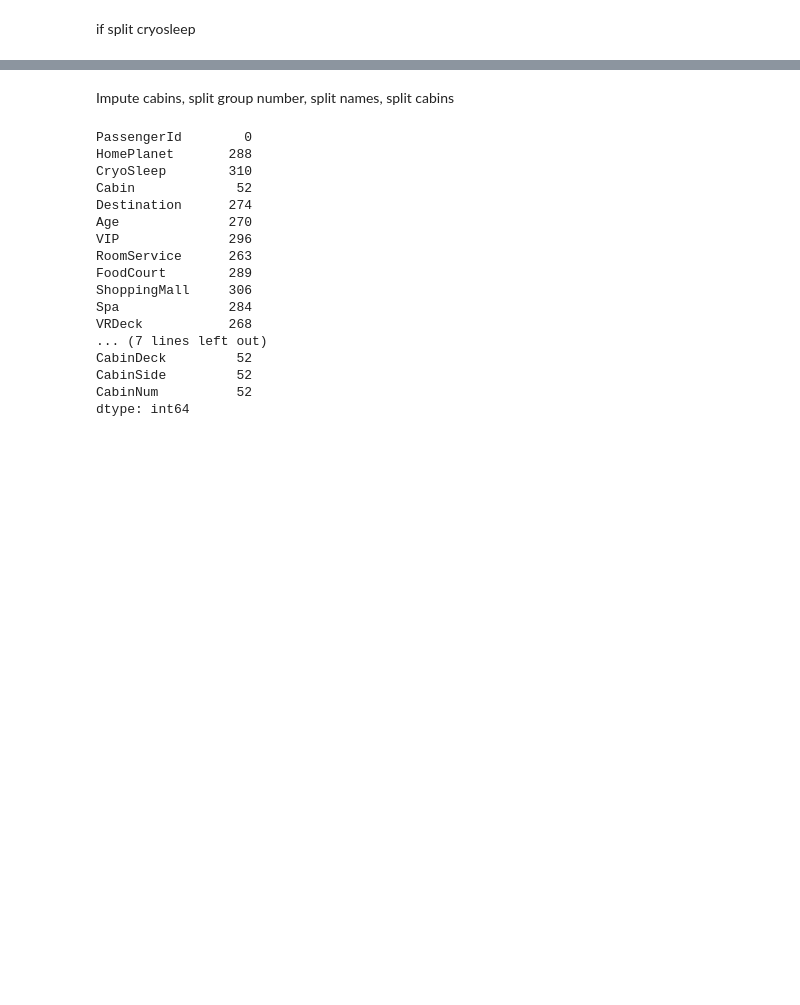
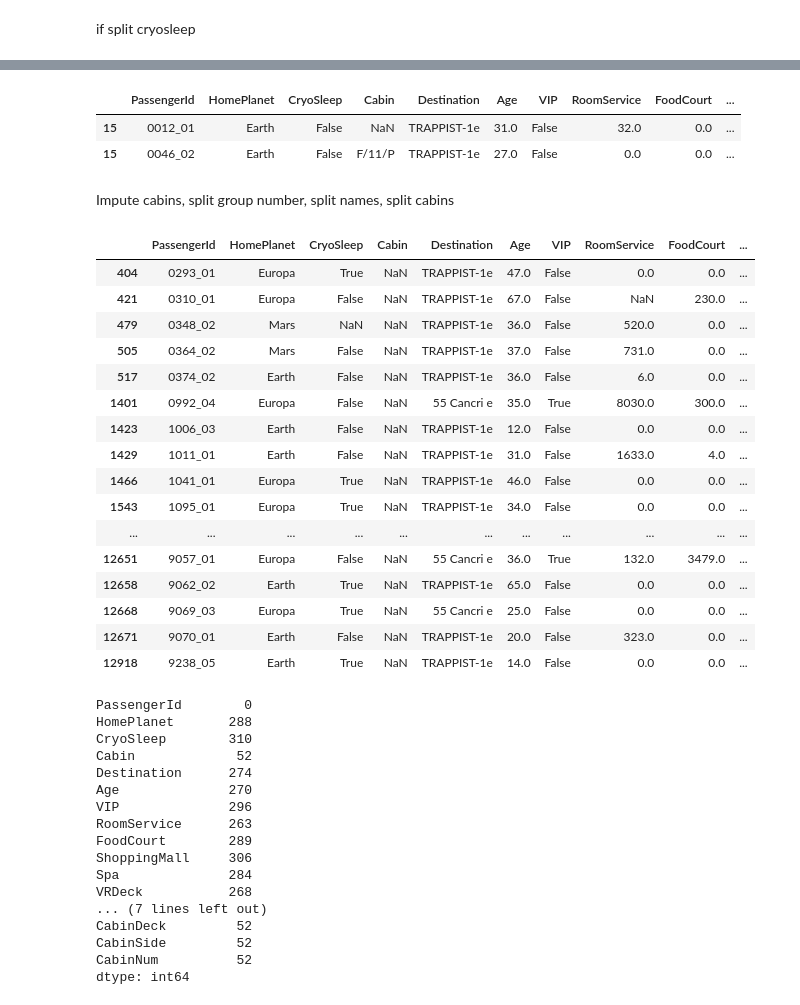
Before and after one commit to jacobsultan/spacetitanic3, a Jupyter notebook: FINALtransferred/final_data_prep3.ipynb, the cells around one changed output, grey strips where cells are left out. Drawn from its saved outputs; the diff is of its cells as text; code cells hidden in the pictures; blank space fills up the shorter version.

Commit message:
clean  cabin

```diff
--- a/FINALtransferred/final_data_prep3.ipynb
+++ b/FINALtransferred/final_data_prep3.ipynb
@@ -49,3 +65,9 @@ cryotest = testdf[testdf.CryoSleep == True].copy()
+# %%
+togeth.loc[15]
+# %% [output]
+|  | PassengerId | HomePlanet | CryoSleep | Cabin | Destination | Age | VIP | RoomService | FoodCourt | ... |
+| 15 | 0012_01 | Earth | False | NaN | TRAPPIST-1e | 31.0 | False | 32.0 | 0.0 | ... |
+| 15 | 0046_02 | Earth | False | F/11/P | TRAPPIST-1e | 27.0 | False | 0.0 | 0.0 | ... |
 # %% [markdown]
 Impute cabins, split group number, split names, split cabins
 # %%
@@ -76,7 +98,7 @@ def initial_splits(df):
 # %%
 togeth = initial_splits(togeth)
 # %%
-with open('/mnt/c/users/jsult/desktop/spacetitanic3/imputation/fillcabin/idtocabin2.pkl', 'rb') as fp:
+with open('C:/Users/jsult/Desktop/spacetitanic3/FINALtransferred/idtocabin2.pkl', 'rb') as fp:
     idtocabin = pickle.load(fp)
 
 def cabinimpute(df):
@@ -100,6 +122,26 @@ def imp_cabin_pre_splits(df):
     return df
 # %%
 togeth = imp_cabin_pre_splits(togeth)
+# %%
+togeth[togeth.Cabin.isna()]
+# %% [output]
+|  | PassengerId | HomePlanet | CryoSleep | Cabin | Destination | Age | VIP | RoomService | FoodCourt | ... |
+| 404 | 0293_01 | Europa | True | NaN | TRAPPIST-1e | 47.0 | False | 0.0 | 0.0 | ... |
+| 421 | 0310_01 | Europa | False | NaN | TRAPPIST-1e | 67.0 | False | NaN | 230.0 | ... |
+| 479 | 0348_02 | Mars | NaN | NaN | TRAPPIST-1e | 36.0 | False | 520.0 | 0.0 | ... |
+| 505 | 0364_02 | Mars | False | NaN | TRAPPIST-1e | 37.0 | False | 731.0 | 0.0 | ... |
+| 517 | 0374_02 | Earth | False | NaN | TRAPPIST-1e | 36.0 | False | 6.0 | 0.0 | ... |
+| 1401 | 0992_04 | Europa | False | NaN | 55 Cancri e | 35.0 | True | 8030.0 | 300.0 | ... |
+| 1423 | 1006_03 | Earth | False | NaN | TRAPPIST-1e | 12.0 | False | 0.0 | 0.0 | ... |
+| 1429 | 1011_01 | Earth | False | NaN | TRAPPIST-1e | 31.0 | False | 1633.0 | 4.0 | ... |
+| 1466 | 1041_01 | Europa | True | NaN | TRAPPIST-1e | 46.0 | False | 0.0 | 0.0 | ... |
+| 1543 | 1095_01 | Europa | True | NaN | TRAPPIST-1e | 34.0 | False | 0.0 | 0.0 | ... |
+| ... | ... | ... | ... | ... | ... | ... | ... | ... | ... | ... |
+| 12651 | 9057_01 | Europa | False | NaN | 55 Cancri e | 36.0 | True | 132.0 | 3479.0 | ... |
+| 12658 | 9062_02 | Earth | True | NaN | TRAPPIST-1e | 65.0 | False | 0.0 | 0.0 | ... |
+| 12668 | 9069_03 | Europa | True | NaN | 55 Cancri e | 25.0 | False | 0.0 | 0.0 | ... |
+| 12671 | 9070_01 | Earth | False | NaN | TRAPPIST-1e | 20.0 | False | 323.0 | 0.0 | ... |
+| 12918 | 9238_05 | Earth | True | NaN | TRAPPIST-1e | 14.0 | False | 0.0 | 0.0 | ... |
 # %%
 togeth.isna().sum()
 # %% [output]
```
Also changed, not shown: parts of 1 cell of this notebook, 3 other files.
